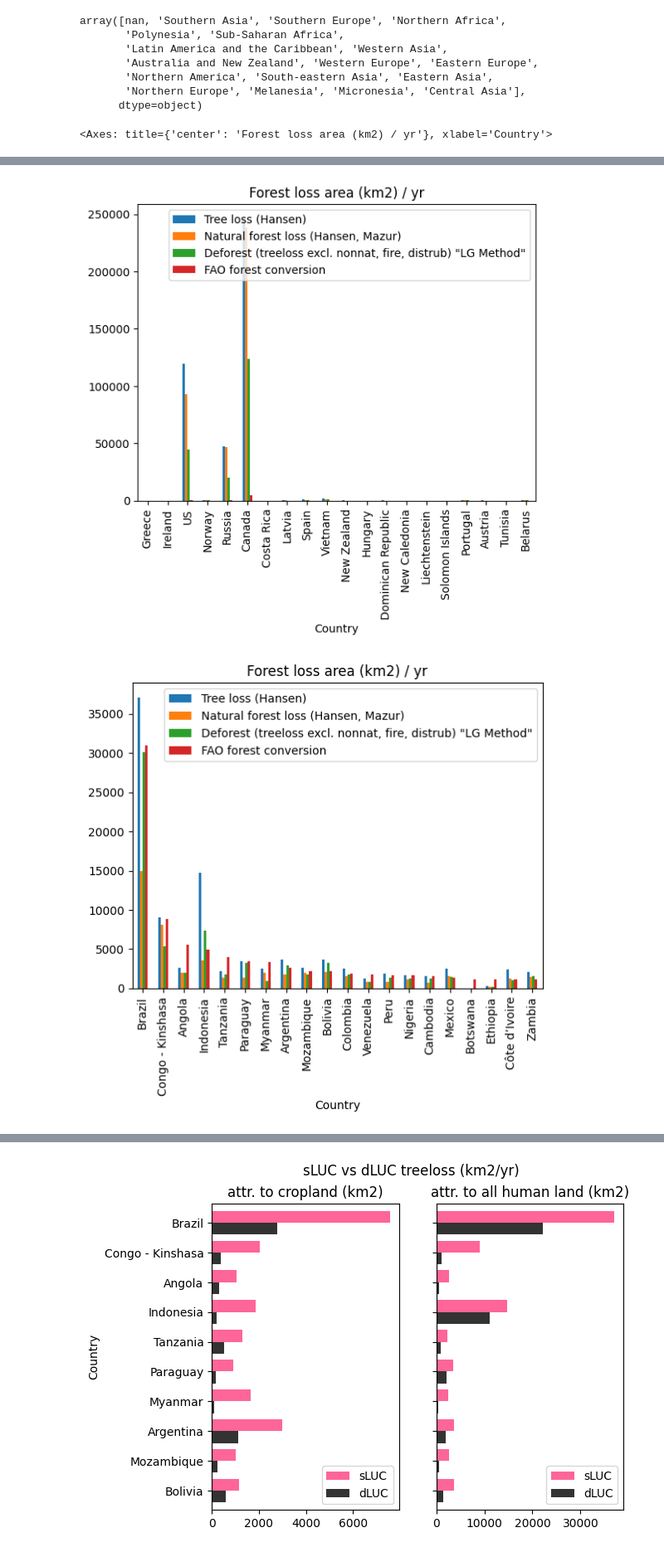
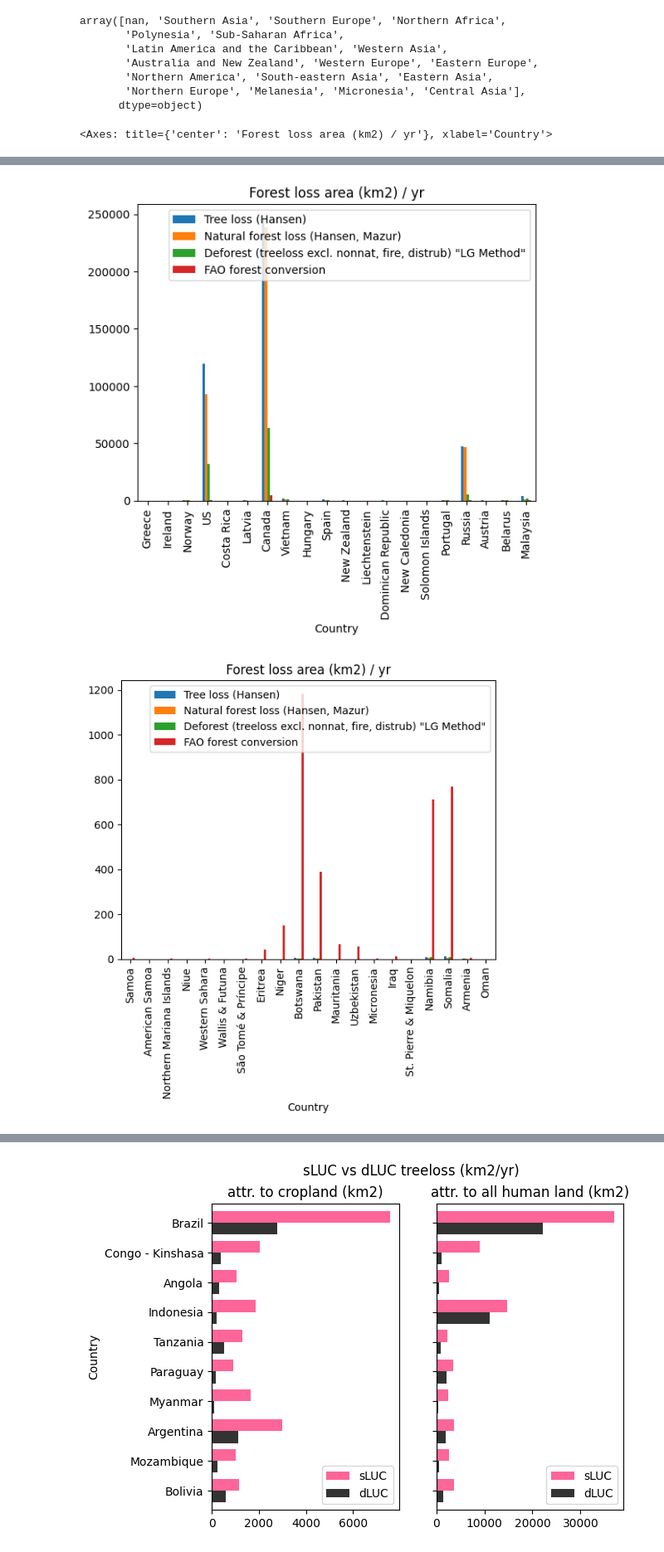
Before and after one commit to Vizzuality/lg-landscape-indicators-processing, a Jupyter notebook: notebooks/country_comparison_charts.ipynb, the cells around one changed output, grey strips where cells are left out. Shown at 83% size. Drawn from its saved outputs; the diff is of its cells as text; code cells hidden in the pictures.

Commit message:
update deforest layer to use UMD treefire

```diff
--- a/notebooks/country_comparison_charts.ipynb
+++ b/notebooks/country_comparison_charts.ipynb
@@ -128,20 +130,19 @@ all_stats = (
     country_stats.groupby("ADM0_CODE").sum().join(c.set_index("GAUL")).join(all_fao, on="M49")
 )
 
+all_stats["deforest_carbon"] *= 100 * 3.66  # ha->km2 and tC -> tCO2e
+all_stats["nonnat_deforest_carbon_by_human_lu_0km_1000m"] *= 100  # ha->km2
+all_stats["nonnat_deforest_carbon_by_human_lu_5km_1000m"] *= 100  # ha->km2
+all_stats["nonnat_deforest_carbon_by_human_lu_10km_1000m"] *= 100  # ha->km2
+all_stats["nonnat_deforest_carbon_by_human_lu_25km_1000m"] *= 100  # ha->km2
+all_stats["nonnat_deforest_carbon_by_human_lu_50km_1000m"] *= 100  # ha->km2
+all_stats["cropland_deforest_carbon_by_human_lu_0km_1000m"] *= 100  # ha->km2
+all_stats["cropland_deforest_carbon_by_human_lu_5km_1000m"] *= 100  # ha->km2
+all_stats["cropland_deforest_carbon_by_human_lu_10km_1000m"] *= 100  # ha->km2
+all_stats["cropland_deforest_carbon_by_human_lu_25km_1000m"] *= 100  # ha->km2
+all_stats["cropland_deforest_carbon_by_human_lu_50km_1000m"] *= 100  # ha->km2
+
 # annualize
-all_stats["treeloss"]
-all_stats["nat_treeloss"]
-all_stats["deforest"]
-all_stats["dluc_cropland_deforest"]
-all_stats["dluc_cropland_treeloss"]
-all_stats["dluc_cropland_nattreeloss"]
-all_stats["dluc_nonnat_deforest"]
-all_stats["dluc_nonnat_treeloss"]
-all_stats["dluc_nonnat_nattreeloss"]
-# all_stats['deforest_carbon'] /= 20
-# all_stats['dluc_cropland_deforest_carbon'] /= 20
-# all_stats['dluc_nonnat_deforest_carbon'] /= 20
-
 all_stats["sluc_treeloss_nonnat_ha"] = all_stats["treeloss"] / all_stats["nonnat"]
 all_stats["sluc_treeloss_cropland_ha"] = all_stats["treeloss"] / all_stats["cropland"]
 all_stats["sluc_treeloss_cropland"] = all_stats["cropland"] * all_stats["sluc_treeloss_nonnat_ha"]
@@ -153,11 +154,11 @@ all_stats["sluc_nat_treeloss_cropland"] = (
 all_stats["sluc_deforest_nonnat_ha"] = all_stats["deforest"] / all_stats["nonnat"]
 all_stats["sluc_deforest_cropland_ha"] = all_stats["deforest"] / all_stats["cropland"]
 all_stats["sluc_deforest_cropland"] = all_stats["cropland"] * all_stats["sluc_deforest_nonnat_ha"]
-# all_stats['sluc_deforest_carbon_nonnat_ha'] = all_stats['deforest_carbon'] / all_stats['nonnat']
-# all_stats['sluc_deforest_carbon_cropland_ha'] = all_stats['deforest_carbon'] \
-#   / all_stats['cropland']
-# all_stats['sluc_deforest_carbon_cropland'] = all_stats['cropland'] \
-#   * all_stats['sluc_emissions_nonnat_ha']
+all_stats["sluc_deforest_carbon_nonnat_ha"] = all_stats["deforest_carbon"] / all_stats["nonnat"]
+all_stats["sluc_deforest_carbon_cropland_ha"] = all_stats["deforest_carbon"] / all_stats["cropland"]
+all_stats["sluc_deforest_carbon_cropland"] = (
+    all_stats["cropland"] * all_stats["sluc_deforest_carbon_nonnat_ha"]
+)
 all_stats["sluc_fao_agland_ha"] = all_stats["fao_forestloss"] / all_stats["fao_agland"]
 all_stats["sluc_fao_cropland_ha"] = all_stats["fao_forestloss"] / all_stats["fao_cropland"]
 all_stats["sluc_fao_cropland"] = all_stats["fao_cropland"] * all_stats["sluc_fao_agland_ha"]
@@ -222,8 +223,12 @@ all_stats.sort_values(SORT_COL, ascending=False).head(N).filter(cols.keys()).ren
     columns=cols
 ).plot.bar(x="Country", title=title)
 
-all_stats["fao_ratio"] = all_stats["deforest"] / all_stats["fao_forestloss"]
+all_stats["fao_ratio"] = np.log(all_stats["deforest"] / all_stats["fao_forestloss"])
 all_stats[all_stats["fao_forestloss"] > 0].sort_values("fao_ratio", ascending=False).head(N).filter(
+    cols.keys()
+).rename(columns=cols).plot.bar(x="Country", title=title)
+all_stats["fao_ratio"] = np.log(all_stats["deforest"] / all_stats["fao_forestloss"])
+all_stats[all_stats["fao_forestloss"] > 0].sort_values("fao_ratio").head(N).filter(
     cols.keys()
 ).rename(columns=cols).plot.bar(x="Country", title=title)
 
@@ -251,2 +256,2 @@ all_stats_trop.sort_values(SORT_COL, ascending=False).head(N).filter(cols.keys()
-[figure, old version]
+[figure, new version]
-[figure, old version]
+[figure, new version]
```
Also changed, not shown: parts of 15 cells of this notebook, 2 other files.
